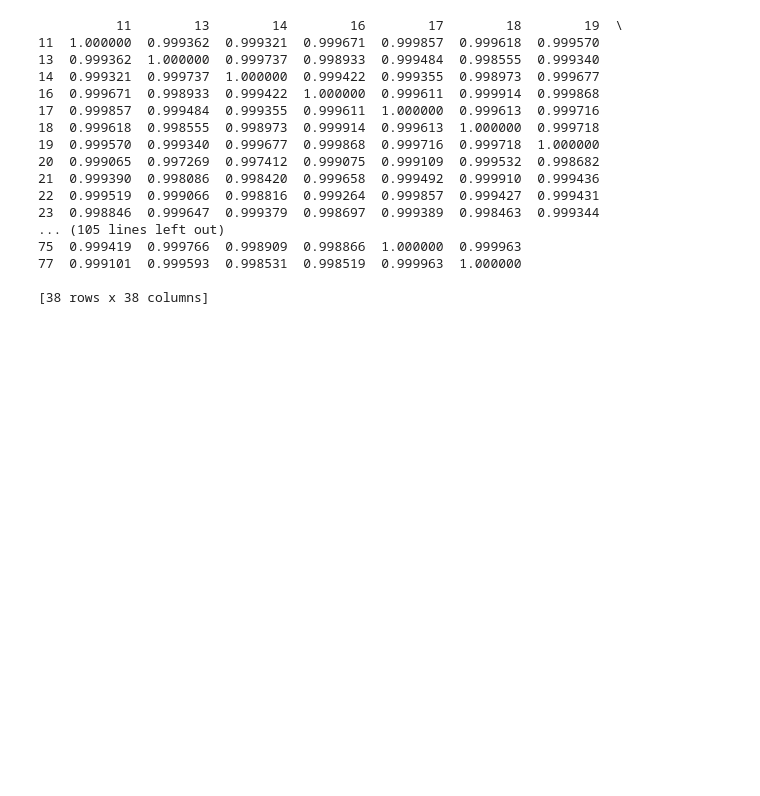
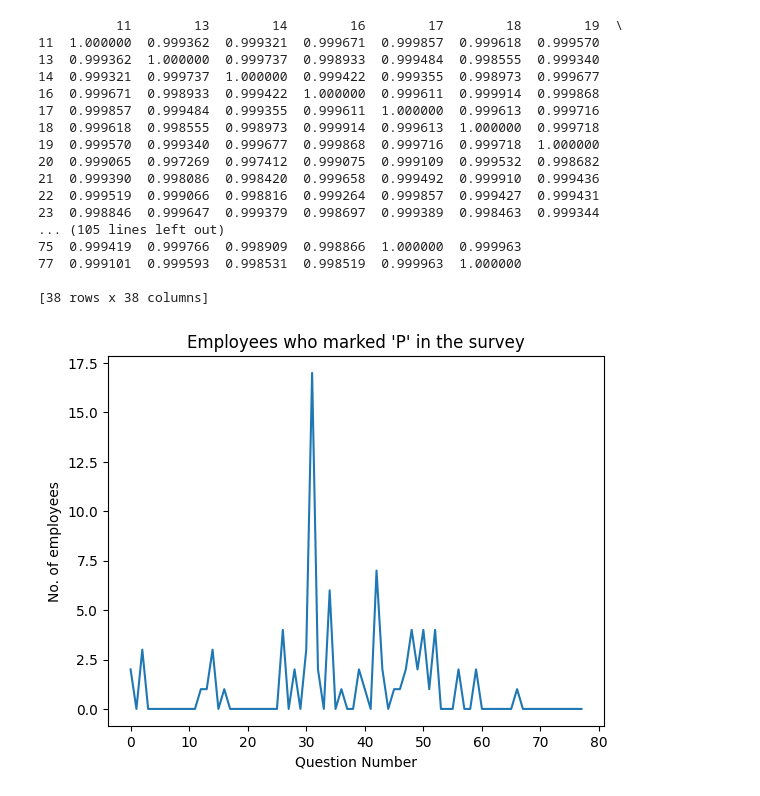
Before and after one commit to GuptajiRocks/data-science-sem4, a Jupyter notebook: Lectures/feb9-self/one.ipynb, the cells around one changed output. Saved outputs shown, nothing was run; the diff lists cells and outputs as text; code cells hidden in the pictures; blank space fills up the shorter version.

```diff
--- a/Lectures/feb9-self/one.ipynb
+++ b/Lectures/feb9-self/one.ipynb
@@ -351,3 +351,11 @@ print(correlation_matrix)
 77  0.999101  0.999593  0.998531  0.998519  0.999963  1.000000
 
 [38 rows x 38 columns]
+# %%
+plt.plot(df["P"])
+plt.xlabel("Question Number")
+plt.ylabel("No. of employees")
+plt.title("Employees who marked 'P' in the survey")
+plt.show()
+# %% [output]
+[figure, added]
```
